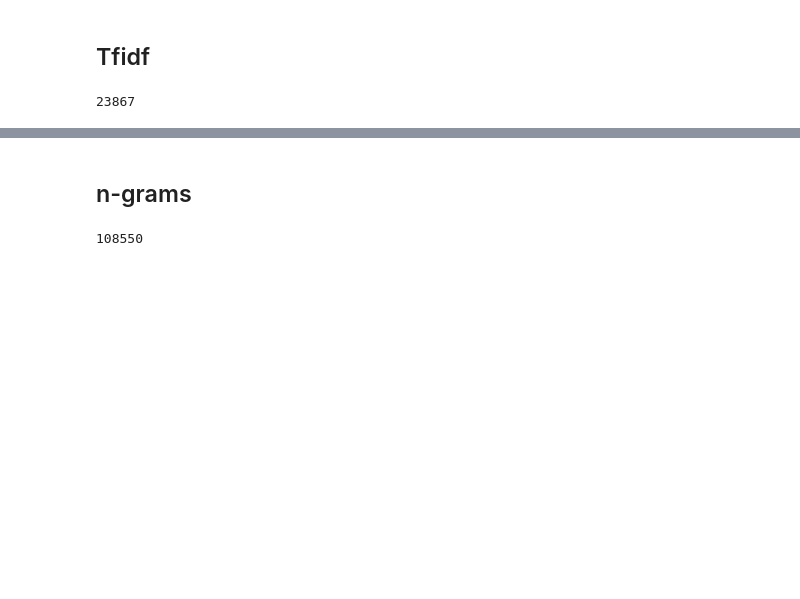
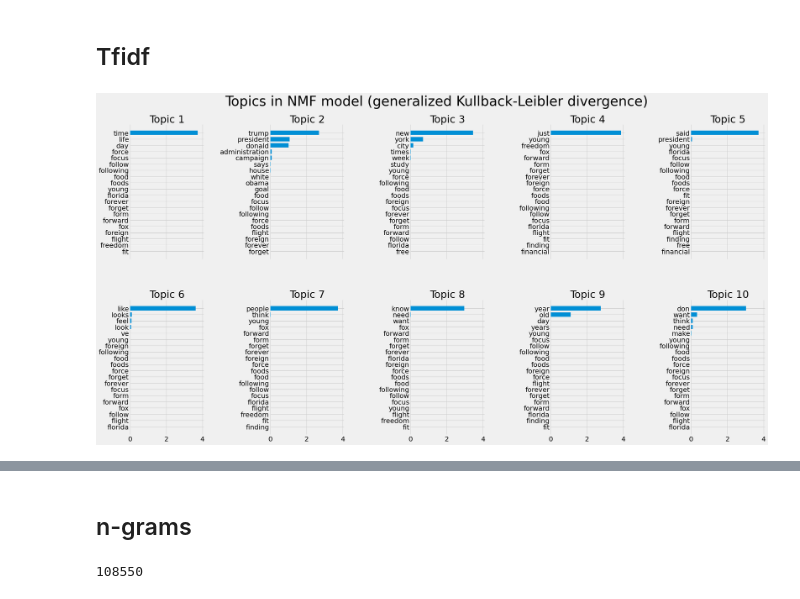
Before and after one commit to tanviHad/Evanhelion, a Jupyter notebook: data pre-processing.ipynb, the cells around one changed output, grey strips where cells are left out. Drawn from its saved outputs; the diff is of its cells as text; code cells hidden in the pictures; blank space fills up the shorter version.

```diff
--- a/data pre-processing.ipynb
+++ b/data pre-processing.ipynb
@@ -115,9 +122,55 @@ data.head(1)
 # %% [markdown]
 ## Tfidf
 # %%
-from sklearn.feature_extraction.text import TfidfVectorizer
+#from sklearn.feature_extraction.text import TfidfVectorizer
 # Fit the TfidfVectorizer to the training data specifiying a minimum document frequency of 5
-vect = TfidfVectorizer(min_df=5).fit(data.short_description)
-len(vect.get_feature_names())
+n_samples = 2000
+n_features = 1000
+n_components = 10
+n_top_words = 20
+batch_size = 128
+init = "nndsvda"
+
+tfidf_vectorizer = TfidfVectorizer(max_df=0.95, min_df=30, max_features=n_features, stop_words="english")
+tfidf = tfidf_vectorizer.fit_transform(data.short_description)
+#len(tfidf.get_feature_names())
-# %% [output]
-23867
+# %%
+nmf = NMF(
+    n_components=n_components,
+    random_state=1,
+    init=init,
+    beta_loss="frobenius",
+    alpha_W=0.00005,
+    alpha_H=0.00005,
+    l1_ratio=1,
+).fit(tfidf)
+# %%
+def plot_top_words(model, feature_names, n_top_words, title):
+    fig, axes = plt.subplots(2, 5, figsize=(30, 15), sharex=True)
+    axes = axes.flatten()
+    for topic_idx, topic in enumerate(model.components_):
+        top_features_ind = topic.argsort()[: -n_top_words - 1 : -1]
+        top_features = [feature_names[i] for i in top_features_ind]
+        weights = topic[top_features_ind]
+
+        ax = axes[topic_idx]
+        ax.barh(top_features, weights, height=0.7)
+        ax.set_title(f"Topic {topic_idx +1}", fontdict={"fontsize": 30})
+        ax.invert_yaxis()
+        ax.tick_params(axis="both", which="major", labelsize=20)
+        for i in "top right left".split():
+            ax.spines[i].set_visible(False)
+        fig.suptitle(title, fontsize=40)
+
+    plt.subplots_adjust(top=0.90, bottom=0.05, wspace=0.90, hspace=0.3)
+    plt.show()
+
+tfidf_feature_names = tfidf_vectorizer.get_feature_names_out()
+plot_top_words(
+    nmf,
+    tfidf_feature_names,
+    n_top_words,
+    "Topics in NMF model (generalized Kullback-Leibler divergence)",
+)
+# %% [output]
+[figure, added]
```
Also changed, not shown: parts of 21 cells of this notebook, 2 other files.
